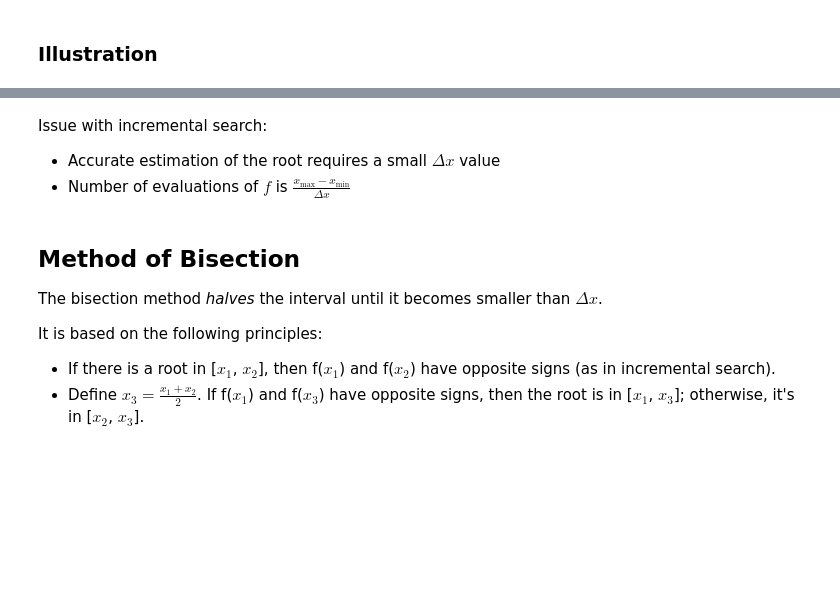
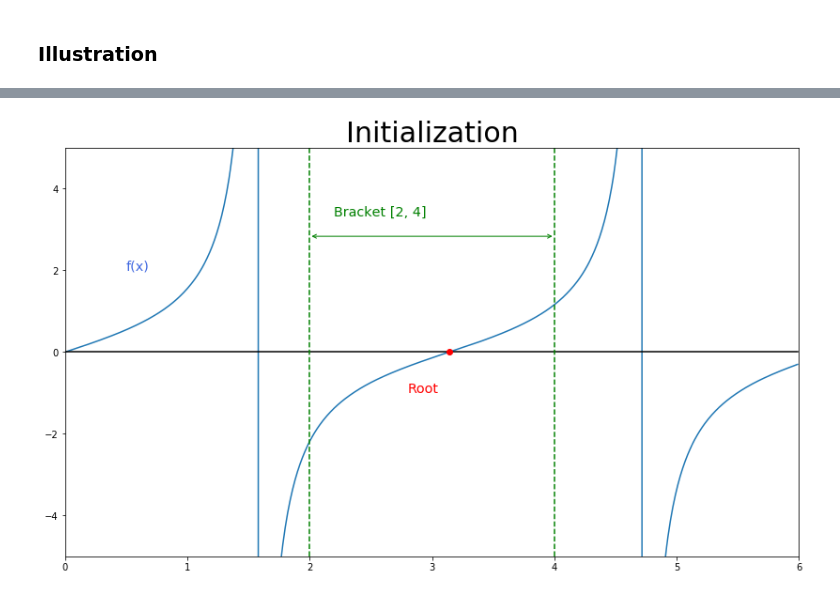
Before and after one commit to tgteacher/numerical-methods, a Jupyter notebook: notebooks/Chapter4.ipynb, the cells around one changed output, grey strips where cells are left out. Drawn from its saved outputs; the diff is of its cells as text; code cells hidden in the pictures; blank space fills up the shorter version.

```diff
--- a/notebooks/Chapter4.ipynb
+++ b/notebooks/Chapter4.ipynb
@@ -128,12 +181,0 @@ plt.show()
-# %% [markdown]
-Issue with incremental search:
-* Accurate estimation of the root requires a small $\Delta x$ value
-* Number of evaluations of $f$ is $\frac{x_{\mathrm{max}}-x_{\mathrm{min}}}{\Delta x}$
-# %% [markdown]
-## Method of Bisection
-
-The bisection method *halves* the interval until it becomes smaller than $\Delta x$.
-
-It is based on the following principles:
-* If there is a root in [$x_1$, $x_2$], then f($x_1$) and f($x_2$) have opposite signs (as in incremental search).
-* Define $x_3=\frac{x_1+x_2}{2}$. If f($x_1$) and f($x_3$) have opposite signs, then the root is in [$x_1$, $x_3$]; otherwise, it's in [$x_2$, $x_3$].
@@ -178,0 +182,6 @@ plt.show()
+# %%
+graph = intro_plot()
+graph.title("Initialization")
+graph.show()
+# %% [output]
+[figure, added]
```
Also changed, not shown: parts of 67 cells of this notebook.
